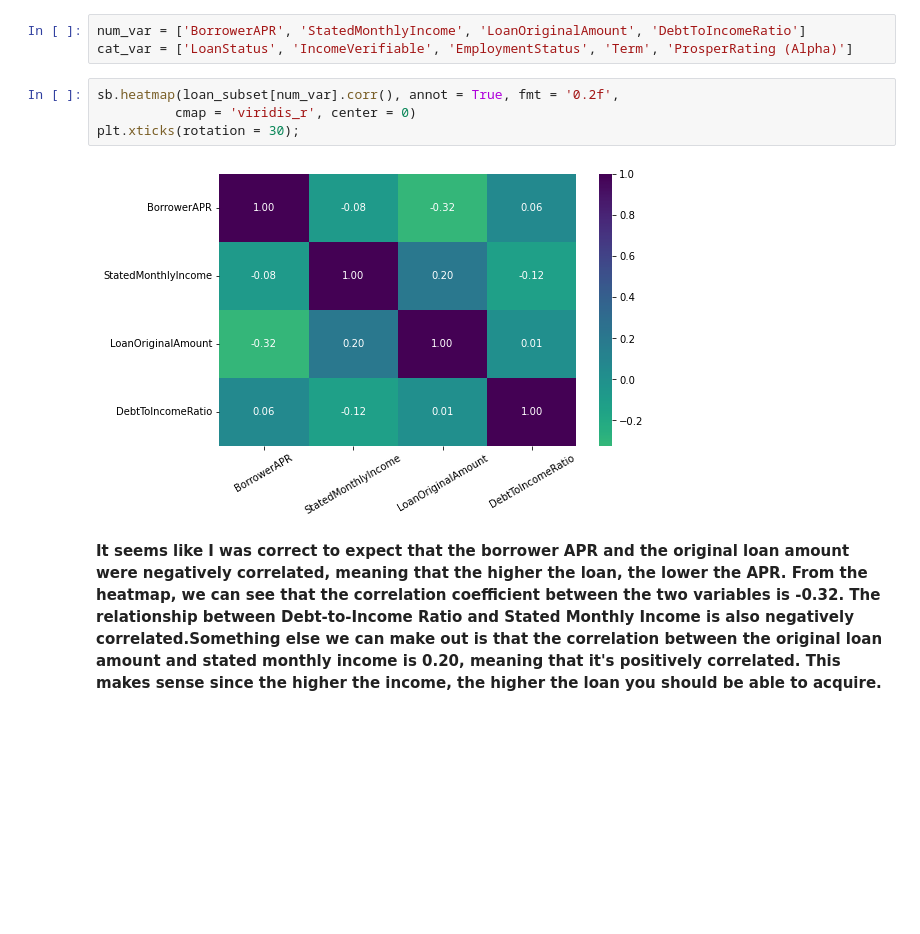
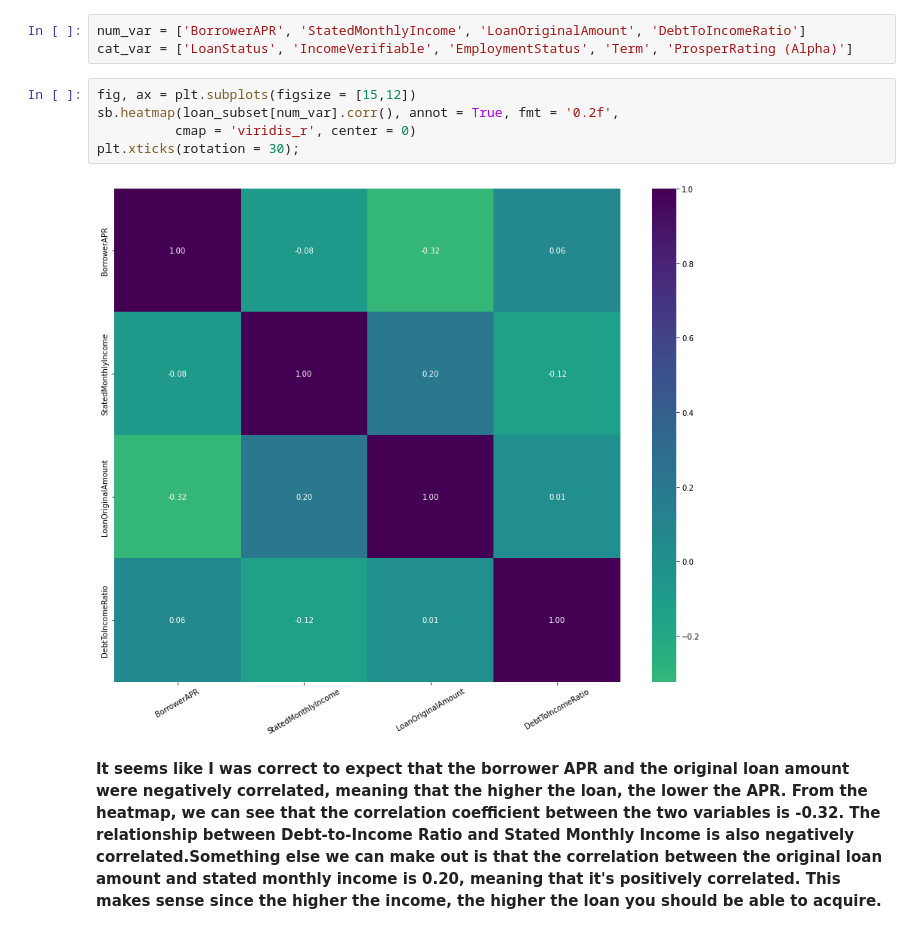
Before and after one commit to Mr-Chang95/Portfolio, a Jupyter notebook: Udacity Data Analyst Projects/Proj#4 - Loans Exploratory Data Analysis/Part_I_Exploration.ipynb, the cells around one changed output. Cells and saved outputs as stored; diff of their text form; blank space fills up the shorter version.

Commit message:
Improved visuals for better viewing experience

```diff
--- a/Udacity Data Analyst Projects/Proj#4 - Loans Exploratory Data Analysis/Part_I_Exploration.ipynb
+++ b/Udacity Data Analyst Projects/Proj#4 - Loans Exploratory Data Analysis/Part_I_Exploration.ipynb
@@ -528,11 +500,12 @@ plt.grid(False);
 num_var = ['BorrowerAPR', 'StatedMonthlyIncome', 'LoanOriginalAmount', 'DebtToIncomeRatio']
 cat_var = ['LoanStatus', 'IncomeVerifiable', 'EmploymentStatus', 'Term', 'ProsperRating (Alpha)']
 # %%
+fig, ax = plt.subplots(figsize = [15,12])
 sb.heatmap(loan_subset[num_var].corr(), annot = True, fmt = '0.2f',
           cmap = 'viridis_r', center = 0)
 plt.xticks(rotation = 30);
 # %% [output]
-[figure, old version]
+[figure, new version]
 # %% [markdown]
 **It seems like I was correct to expect that the borrower APR and the original loan amount were negatively correlated, meaning that the higher the loan, the lower the APR. From the heatmap, we can see that the correlation coefficient between the two variables is -0.32. The relationship between Debt-to-Income Ratio and Stated Monthly Income is also negatively correlated.Something else we can make out is that the correlation between the original loan amount and stated monthly income is 0.20, meaning that it's positively correlated. This makes sense since the higher the income, the higher the loan you should be able to acquire.**
 # %% [markdown]
```
Also changed, not shown: parts of 9 cells of this notebook.
